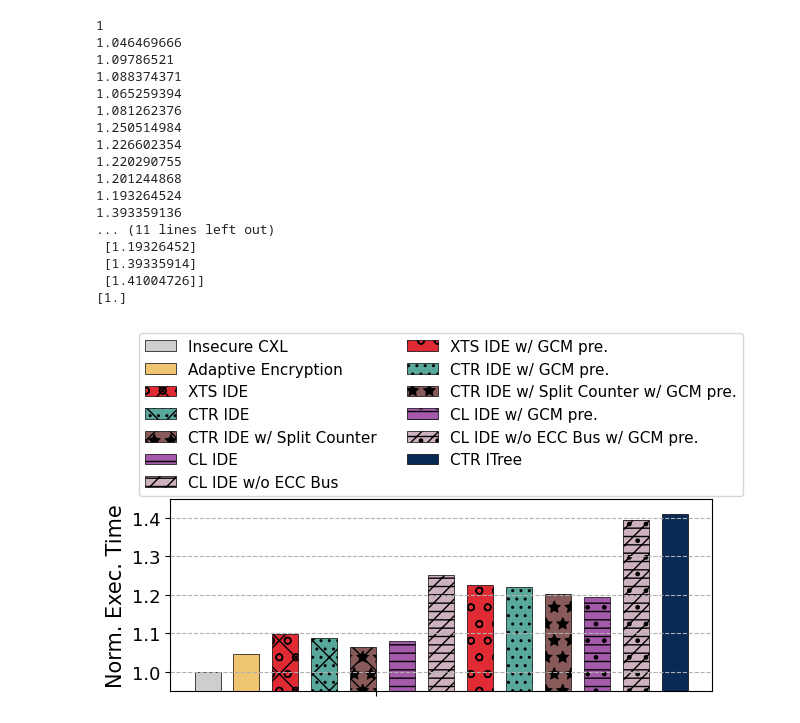
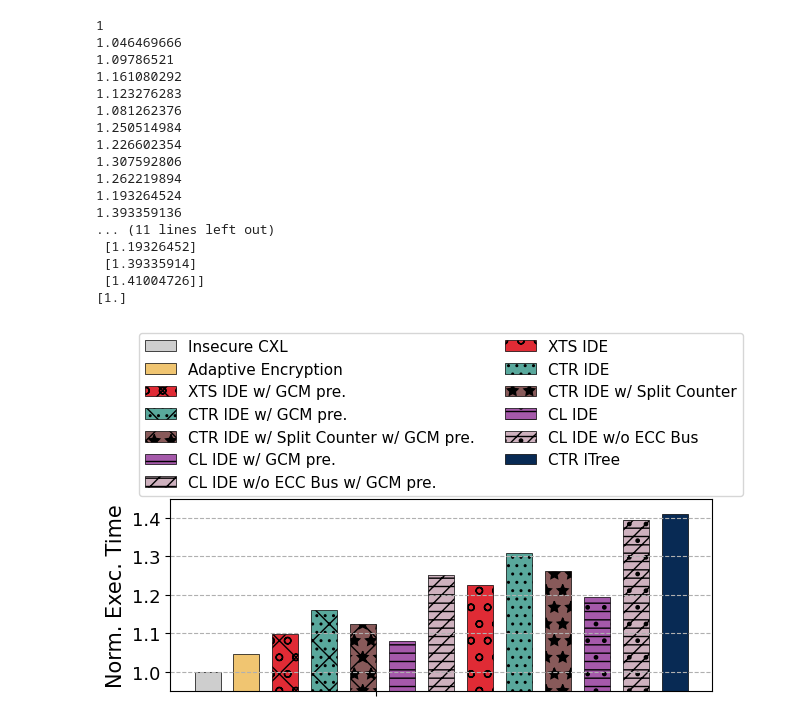
Before and after one commit to LichK9/fig_script, a Jupyter notebook: ablation-revised/ablation.ipynb, the cells around one changed output. Drawn from its saved outputs; the diff is of its cells as text; code cells hidden in the pictures.

```diff
--- a/ablation-revised/ablation.ipynb
+++ b/ablation-revised/ablation.ipynb
@@ -42,18 +42,18 @@ wid = 0.5
 plt.bar(x + width*(j() - off -wid *  (13-k())), b1[i()], width, label='Insecure CXL',color='#cecece', edgecolor='black', linewidth=0.5, align='center')
 plt.bar(x + width*(j() - off -wid *  (13-k())), b1[i()], width, label='Adaptive Encryption',color='#f0c571', edgecolor='black', linewidth=0.5, align='center')
 
-plt.bar(x + width*(j() - off -wid *  (13-k())), b1[i()], width, label='XTS IDE', color='#e02b35', hatch="xo",edgecolor='black', linewidth=0.5, align='center')
-plt.bar(x + width*(j() - off -wid *  (13-k())), b1[i()], width, label='CTR IDE', color='#59a89c',  hatch="x..", edgecolor='black', linewidth=0.5, align='center')
-plt.bar(x + width*(j() - off -wid *  (13-k())), b1[i()], width, label='CTR IDE w/ Split Counter', color='#885A5A', hatch="*x", edgecolor='black', linewidth=0.5, align='center')
-plt.bar(x + width*(j() - off -wid *  (13-k())), b1[i()], width, label='CL IDE',  color='#a559aa', hatch="--", edgecolor='black', linewidth=0.5, align='center' )
-plt.bar(x + width*(j() - off -wid *  (13-k())), b1[i()], width, label='CL IDE w/o ECC Bus', color='#CEB1BE', hatch="//--",edgecolor='black', linewidth=0.5, align='center')
+plt.bar(x + width*(j() - off -wid *  (13-k())), b1[i()], width, label='XTS IDE w/ GCM pre.', color='#e02b35', hatch="xo",edgecolor='black', linewidth=0.5, align='center')
+plt.bar(x + width*(j() - off -wid *  (13-k())), b1[i()], width, label='CTR IDE w/ GCM pre.', color='#59a89c',  hatch="x..", edgecolor='black', linewidth=0.5, align='center')
+plt.bar(x + width*(j() - off -wid *  (13-k())), b1[i()], width, label='CTR IDE w/ Split Counter w/ GCM pre.', color='#885A5A', hatch="*x", edgecolor='black', linewidth=0.5, align='center')
+plt.bar(x + width*(j() - off -wid *  (13-k())), b1[i()], width, label='CL IDE w/ GCM pre.',  color='#a559aa', hatch="--", edgecolor='black', linewidth=0.5, align='center' )
+plt.bar(x + width*(j() - off -wid *  (13-k())), b1[i()], width, label='CL IDE w/o ECC Bus w/ GCM pre.', color='#CEB1BE', hatch="//--",edgecolor='black', linewidth=0.5, align='center')
 
+plt.bar(x + width*(j() - off -wid *  (13-k())), b1[i()], width, label='XTS IDE', color='#e02b35', hatch="o",edgecolor='black', linewidth=0.5, align='center')
+plt.bar(x + width*(j() - off -wid *  (13-k())), b1[i()], width, label='CTR IDE', color='#59a89c', hatch=".." , edgecolor='black', linewidth=0.5, align='center')
+plt.bar(x + width*(j() - off -wid *  (13-k())), b1[i()], width, label='CTR IDE w/ Split Counter', color='#885A5A' , hatch="*", edgecolor='black', linewidth=0.5, align='center')
+plt.bar(x + width*(j() - off -wid *  (13-k())), b1[i()], width, label='CL IDE',  color='#a559aa', edgecolor='black', hatch="--.",linewidth=0.5, align='center' )
+plt.bar(x + width*(j() - off -wid *  (13-k())), b1[i()], width, label='CL IDE w/o ECC Bus', color='#CEB1BE',hatch="//--.", edgecolor='black', linewidth=0.5, align='center')
 
-plt.bar(x + width*(j() - off -wid *  (13-k())), b1[i()], width, label='XTS IDE w/ GCM pre.', color='#e02b35', hatch="o",edgecolor='black', linewidth=0.5, align='center')
-plt.bar(x + width*(j() - off -wid *  (13-k())), b1[i()], width, label='CTR IDE w/ GCM pre.', color='#59a89c', hatch=".." , edgecolor='black', linewidth=0.5, align='center')
-plt.bar(x + width*(j() - off -wid *  (13-k())), b1[i()], width, label='CTR IDE w/ Split Counter w/ GCM pre.', color='#885A5A' , hatch="*", edgecolor='black', linewidth=0.5, align='center')
-plt.bar(x + width*(j() - off -wid *  (13-k())), b1[i()], width, label='CL IDE w/ GCM pre.',  color='#a559aa', edgecolor='black', hatch="--.",linewidth=0.5, align='center' )
-plt.bar(x + width*(j() - off -wid *  (13-k())), b1[i()], width, label='CL IDE w/o ECC Bus w/ GCM pre.', color='#CEB1BE',hatch="//--.", edgecolor='black', linewidth=0.5, align='center')
 
 plt.bar(x + width*(j() - off -wid *  (13-k())), b1[i()], width, label='CTR ITree', color='#082a54', edgecolor='black', linewidth=0.5, align='center')
 
@@ -70,35 +70,35 @@ plt.bar(x + width*(j() - off -wid *  (13-k())), b1[i()], width, label='CTR ITree
 # plt.bar(x + width*(j() - off -wid *  (13-k())), b1[i()], width, label='Integrity Tree ', color='#082a54', edgecolor='black', linewidth=0.5, align='center')
 
 
 
 
 
 plt.grid(axis='y',linestyle='--')
 plt.xticks(x,xclicks, fontsize=12, va='center_baseline')
 #plt.ylim(0,180000)
 plt.ylim(0.95,1.45)
 plt.yticks([1.0,1.1,1.2,1.3,1.4],fontsize=13)
 #plt.xlabel(xlabels,fontsize=15)
 plt.ylabel(ylabels,fontsize=15)
 plt.legend(loc='upper center', ncol=2, bbox_to_anchor=(0.50, 1.9), fontsize=11)
 plt.savefig('ablation.pdf',bbox_inches = 'tight')
 plt.show()
 # %% [output]
 1
 1.046469666
 1.09786521
-1.088374371
-1.065259394
+1.161080292
+1.123276283
 1.081262376
 1.250514984
 1.226602354
-1.220290755
-1.201244868
+1.307592806
+1.262219894
 1.193264524
 1.393359136
 ... (11 lines left out)
  [1.19326452]
  [1.39335914]
  [1.41004726]]
 [1.]
-[figure, old version]
+[figure, new version]
```
Also changed, not shown: 16 other files.
